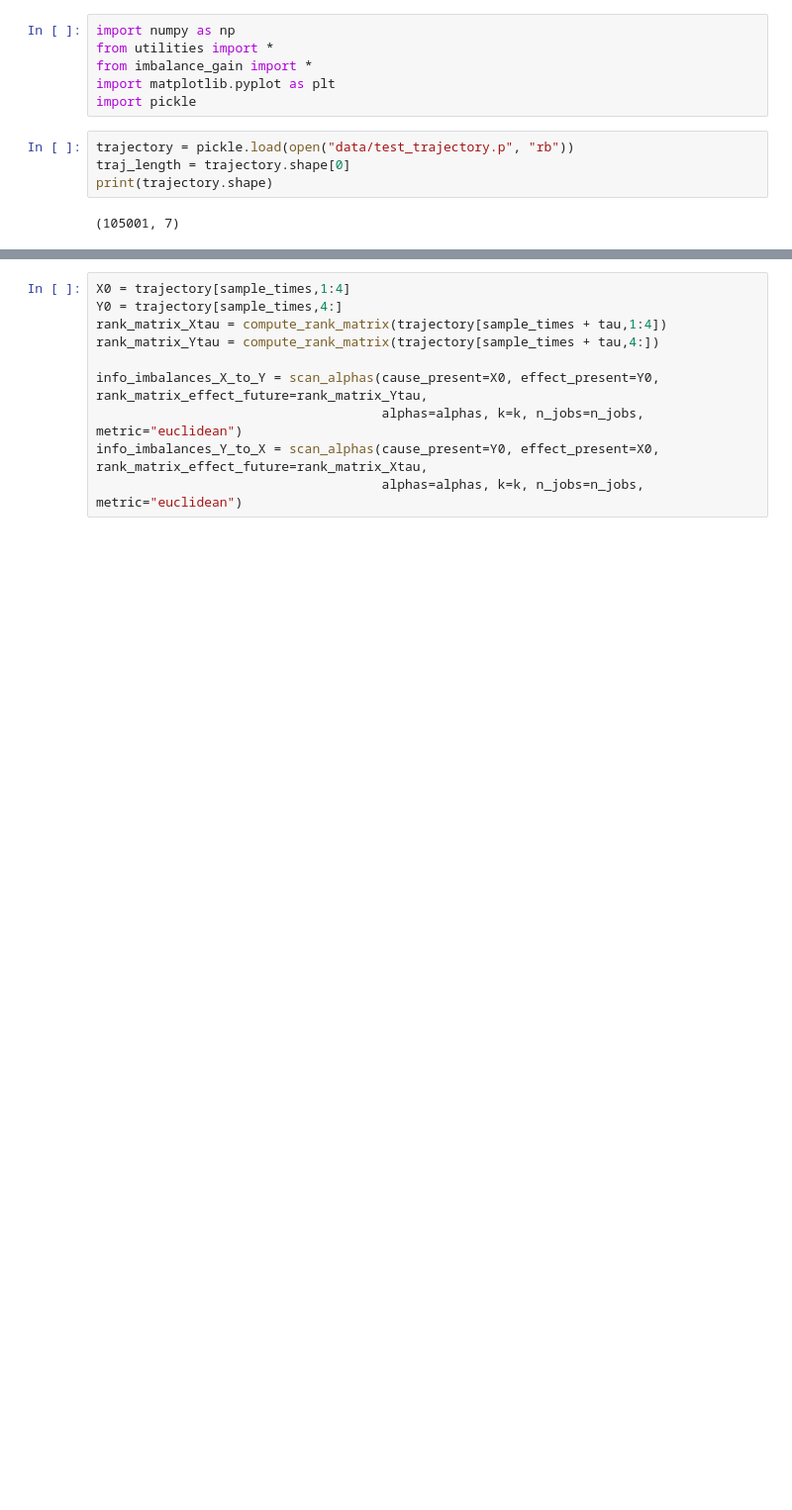
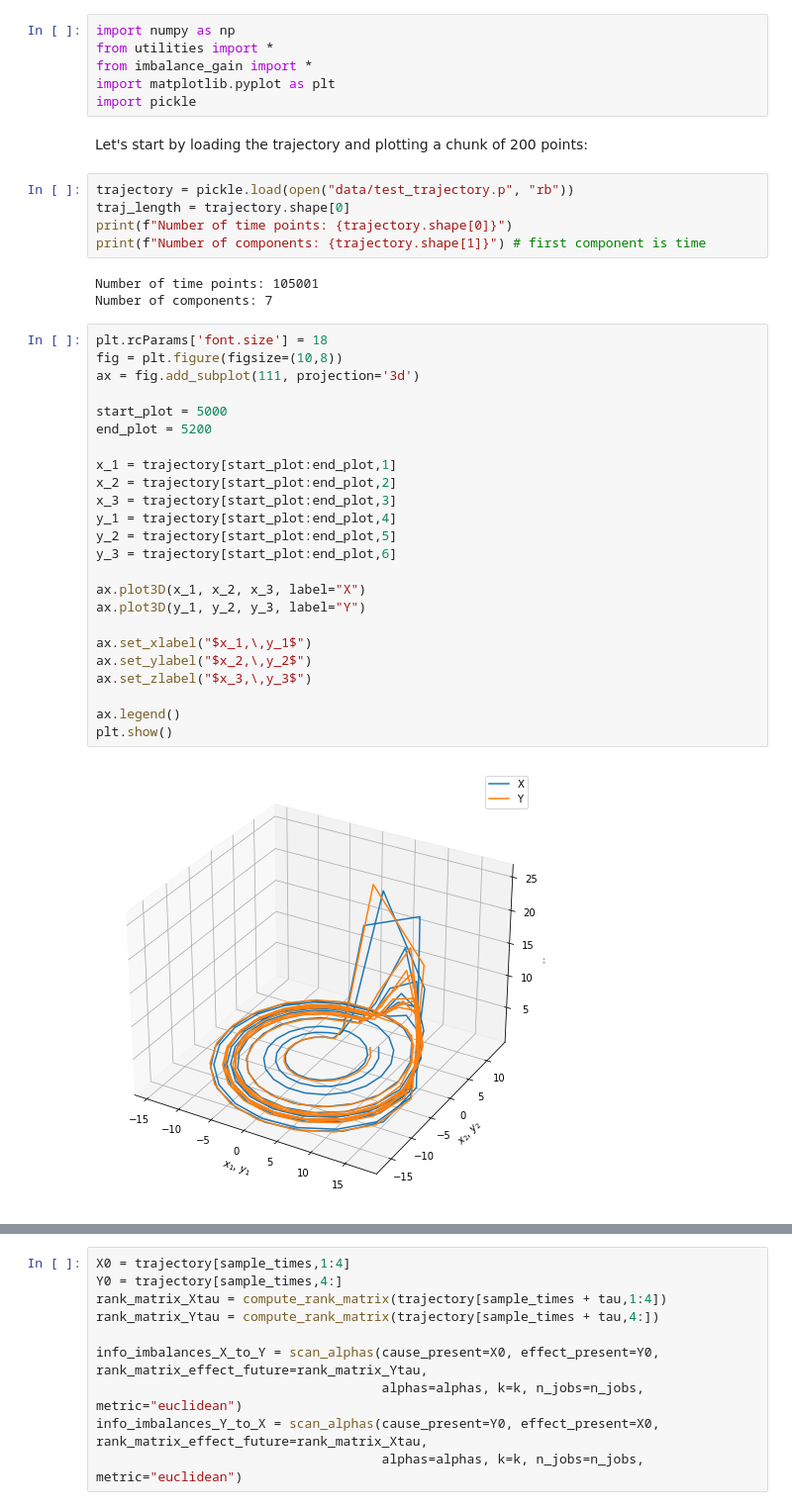
Before and after one commit to vdeltatto/imbalance-gain-causality, a Jupyter notebook: tutorial.ipynb, the cells around one changed output, grey strips where cells are left out. Shown: that part at 99% size. Saved outputs shown, nothing was run; the diff lists cells and outputs as text; blank space fills up the shorter version.

```diff
--- a/tutorial.ipynb
+++ b/tutorial.ipynb
@@ -4,10 +15,40 @@ from utilities import *
 from imbalance_gain import *
 import matplotlib.pyplot as plt
 import pickle
+# %% [markdown]
+Let's start by loading the trajectory and plotting a chunk of 200 points:
 # %%
 trajectory = pickle.load(open("data/test_trajectory.p", "rb"))
 traj_length = trajectory.shape[0]
-print(trajectory.shape)
+print(f"Number of time points: {trajectory.shape[0]}")
+print(f"Number of components: {trajectory.shape[1]}") # first component is time
 # %% [output]
-(105001, 7)
+Number of time points: 105001
+Number of components: 7
+# %%
+plt.rcParams['font.size'] = 18
+fig = plt.figure(figsize=(10,8))
+ax = fig.add_subplot(111, projection='3d')
+
+start_plot = 5000
+end_plot = 5200
+
+x_1 = trajectory[start_plot:end_plot,1]
+x_2 = trajectory[start_plot:end_plot,2]
+x_3 = trajectory[start_plot:end_plot,3]
+y_1 = trajectory[start_plot:end_plot,4]
+y_2 = trajectory[start_plot:end_plot,5]
+y_3 = trajectory[start_plot:end_plot,6]
+
+ax.plot3D(x_1, x_2, x_3, label="X")
+ax.plot3D(y_1, y_2, y_3, label="Y")
+
+ax.set_xlabel("$x_1,\,y_1$")
+ax.set_ylabel("$x_2,\,y_2$")
+ax.set_zlabel("$x_3,\,y_3$")
+
+ax.legend()
+plt.show()
+# %% [output]
+[figure, added]
 # %% [markdown]
```
Also changed, not shown: parts of 27 cells of this notebook.
